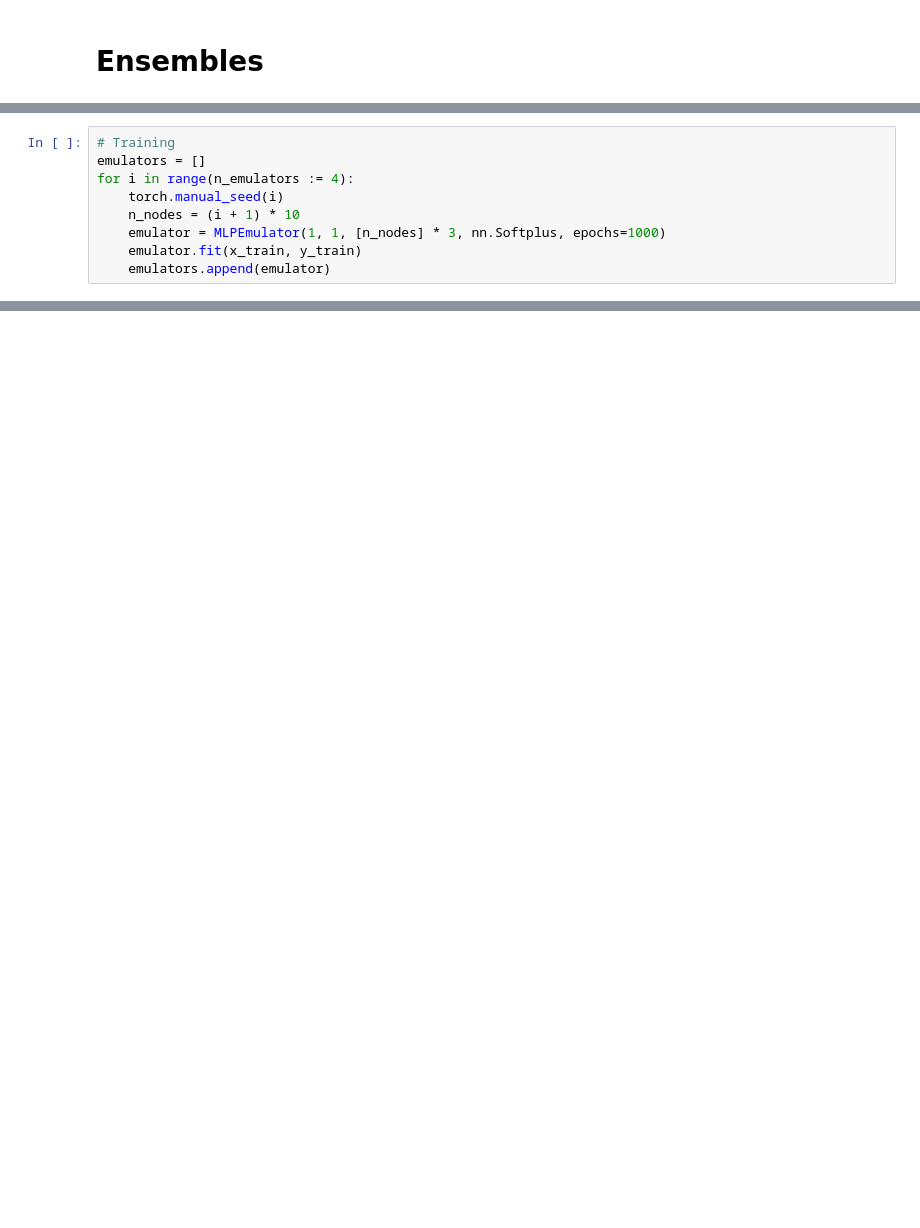
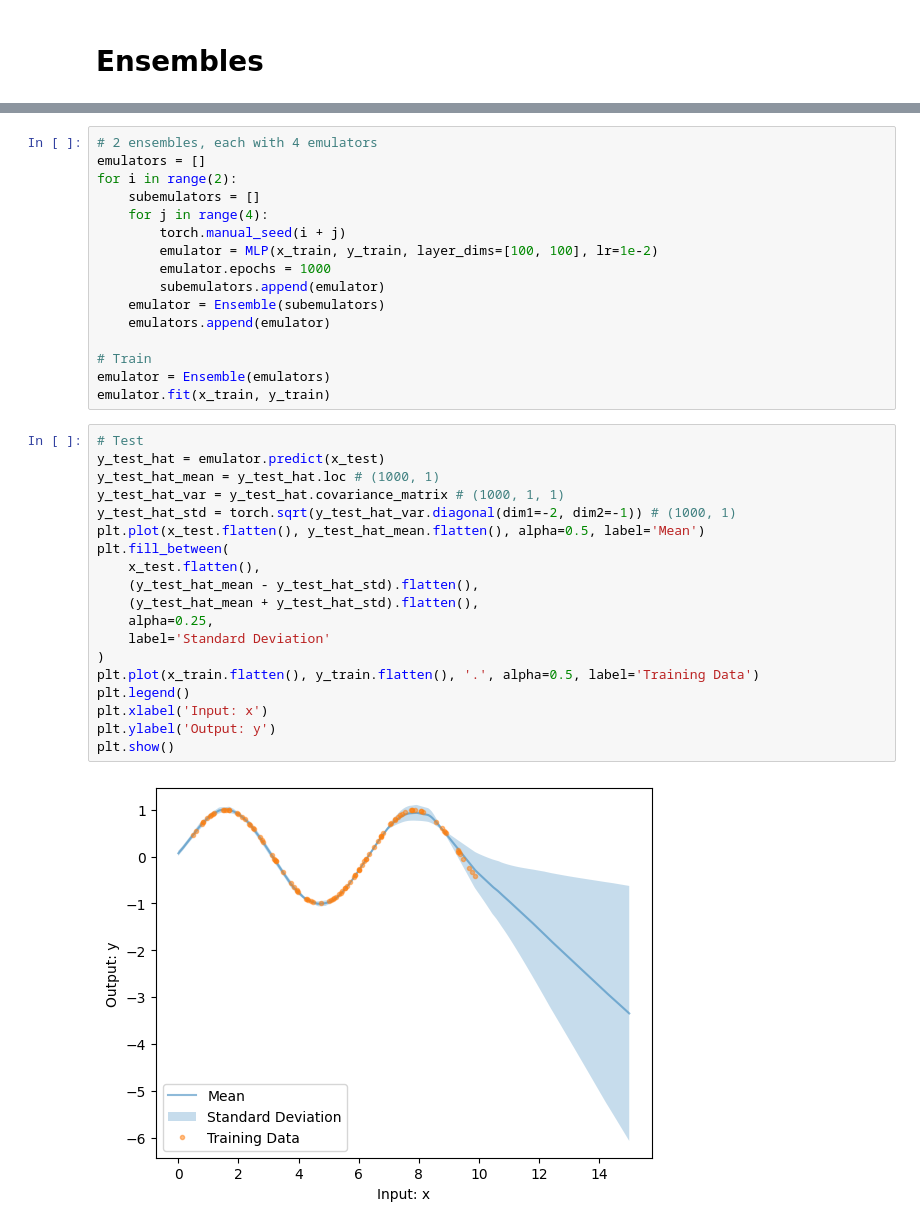
Before and after one commit to alan-turing-institute/autoemulate, a Jupyter notebook: docs/tutorials/08_ensembles.ipynb, the cells around one changed output, grey strips where cells are left out. Drawn from its saved outputs; the diff is of its cells as text; blank space fills up the shorter version.

```diff
--- a/docs/tutorials/08_ensembles.ipynb
+++ b/docs/tutorials/08_ensembles.ipynb
@@ -89,9 +2,0 @@ Now we'll train a set of emulators.
-# %%
-# Training
-emulators = []
-for i in range(n_emulators := 4):
-    torch.manual_seed(i)
-    n_nodes = (i + 1) * 10
-    emulator = MLPEmulator(1, 1, [n_nodes] * 3, nn.Softplus, epochs=1000)
-    emulator.fit(x_train, y_train)
-    emulators.append(emulator)
@@ -303,0 +117,37 @@ plt.show()
+# %%
+# 2 ensembles, each with 4 emulators
+emulators = []
+for i in range(2):
+    subemulators = []
+    for j in range(4):
+        torch.manual_seed(i + j)
+        emulator = MLP(x_train, y_train, layer_dims=[100, 100], lr=1e-2)
+        emulator.epochs = 1000
+        subemulators.append(emulator)
+    emulator = Ensemble(subemulators)
+    emulators.append(emulator)
+
+# Train
+emulator = Ensemble(emulators)
+emulator.fit(x_train, y_train)
+# %%
+# Test
+y_test_hat = emulator.predict(x_test)
+y_test_hat_mean = y_test_hat.loc # (1000, 1)
+y_test_hat_var = y_test_hat.covariance_matrix # (1000, 1, 1)
+y_test_hat_std = torch.sqrt(y_test_hat_var.diagonal(dim1=-2, dim2=-1)) # (1000, 1)
+plt.plot(x_test.flatten(), y_test_hat_mean.flatten(), alpha=0.5, label='Mean')
+plt.fill_between(
+    x_test.flatten(),
+    (y_test_hat_mean - y_test_hat_std).flatten(),
+    (y_test_hat_mean + y_test_hat_std).flatten(),
+    alpha=0.25,
+    label='Standard Deviation'
+)
+plt.plot(x_train.flatten(), y_train.flatten(), '.', alpha=0.5, label='Training Data')
+plt.legend()
+plt.xlabel('Input: x')
+plt.ylabel('Output: y')
+plt.show()
+# %% [output]
+[figure, added]
```
Also changed, not shown: parts of 36 cells of this notebook, 4 other files.
